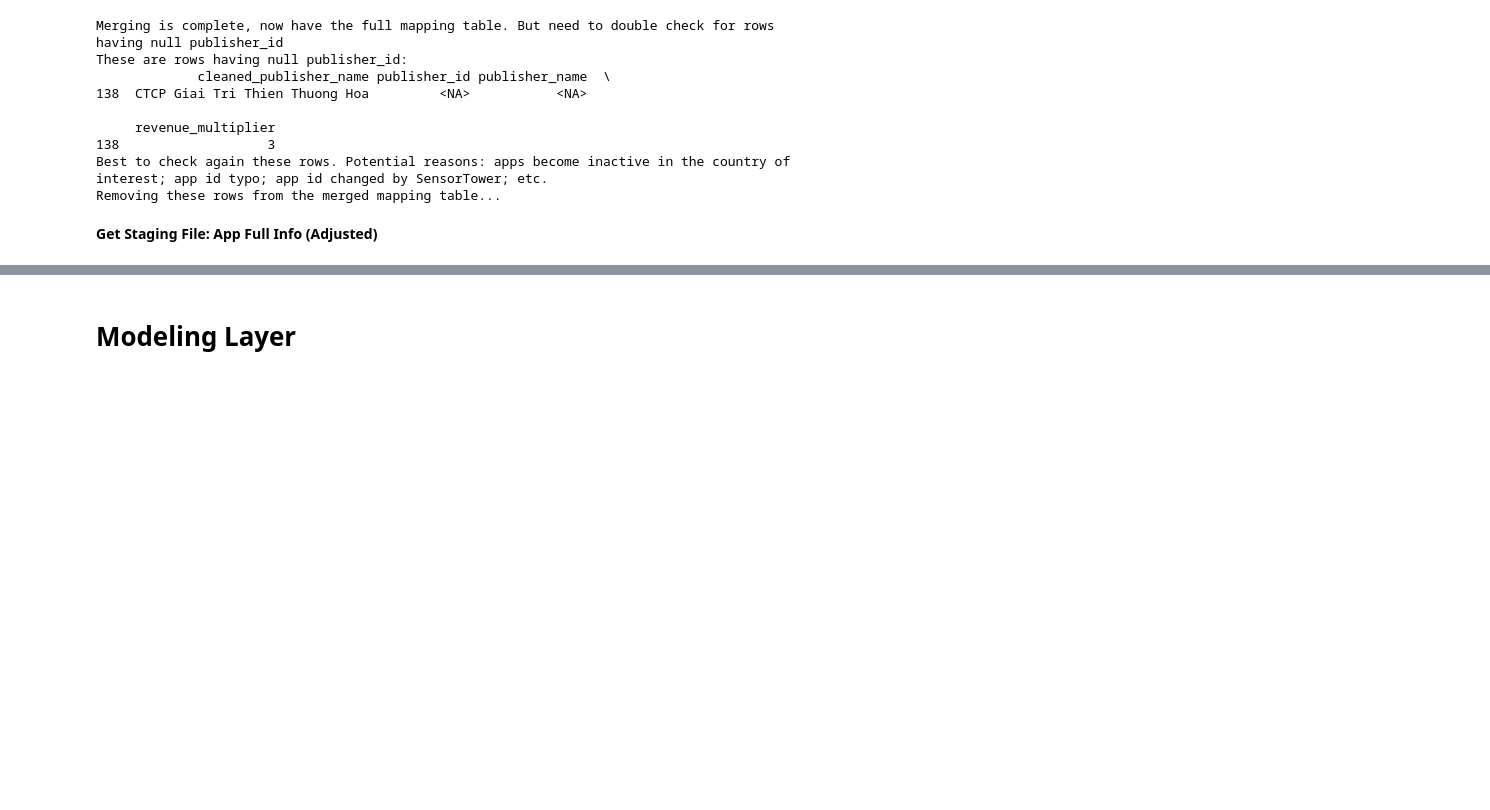
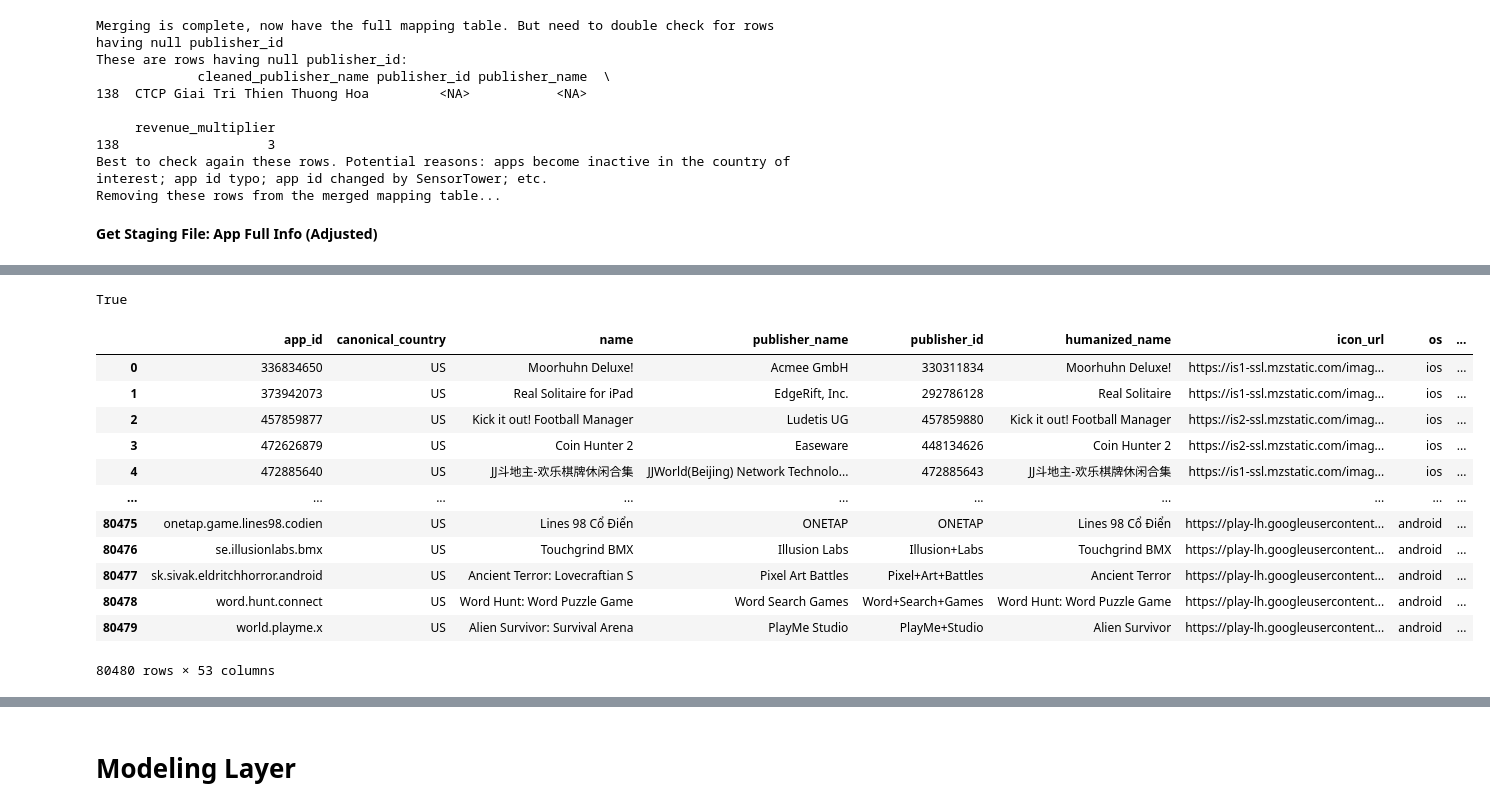
Before and after one commit to DatGGGGG/vn_strategy_data_system, a Jupyter notebook: design_data_flow.ipynb, the cells around one changed output, grey strips where cells are left out. Cells and saved outputs as stored; diff of their text form; code cells hidden in the pictures; blank space fills up the shorter version.

Commit message:
add the logic for getting app performance daily file adjusted

```diff
--- a/design_data_flow.ipynb
+++ b/design_data_flow.ipynb
@@ -228,0 +232,3 @@ df_app_full_info_adjusted_again.to_csv('data/staging/st_app_full_info_adjusted_{
+# %%
+# Read file App Full Info (Adjusted)
+df_app_full_info_adjusted = pd.read_csv('data/staging/st_app_full_info_adjusted_1763107898.csv', low_memory=False)
@@ -228,0 +352,20 @@ df_app_full_info_adjusted_again.to_csv('data/staging/st_app_full_info_adjusted_{
+# %%
+factor == None
+# %% [output]
+True
+# %%
+df_app_full_info_adjusted
+# %% [output]
+|  | app_id | canonical_country | name | publisher_name | publisher_id | humanized_name | icon_url | os | ... |
+| 0 | 336834650 | US | Moorhuhn Deluxe! | Acmee GmbH | 330311834 | Moorhuhn Deluxe! | https://is1-ssl.mzstatic.com/imag... | ios | ... |
+| 1 | 373942073 | US | Real Solitaire for iPad | EdgeRift, Inc. | 292786128 | Real Solitaire | https://is1-ssl.mzstatic.com/imag... | ios | ... |
+| 2 | 457859877 | US | Kick it out! Football Manager | Ludetis UG | 457859880 | Kick it out! Football Manager | https://is2-ssl.mzstatic.com/imag... | ios | ... |
+| 3 | 472626879 | US | Coin Hunter 2 | Easeware | 448134626 | Coin Hunter 2 | https://is2-ssl.mzstatic.com/imag... | ios | ... |
+| 4 | 472885640 | US | JJ斗地主-欢乐棋牌休闲合集 | JJWorld(Beijing) Network Technolo... | 472885643 | JJ斗地主-欢乐棋牌休闲合集 | https://is1-ssl.mzstatic.com/imag... | ios | ... |
+| ... | ... | ... | ... | ... | ... | ... | ... | ... | ... |
+| 80475 | onetap.game.lines98.codien | US | Lines 98 Cổ Điển | ONETAP | ONETAP | Lines 98 Cổ Điển | https://play-lh.googleusercontent... | android | ... |
+| 80476 | se.illusionlabs.bmx | US | Touchgrind BMX | Illusion Labs | Illusion+Labs | Touchgrind BMX | https://play-lh.googleusercontent... | android | ... |
+| 80477 | sk.sivak.eldritchhorror.android | US | Ancient Terror: Lovecraftian S | Pixel Art Battles | Pixel+Art+Battles | Ancient Terror | https://play-lh.googleusercontent... | android | ... |
+| 80478 | word.hunt.connect | US | Word Hunt: Word Puzzle Game | Word Search Games | Word+Search+Games | Word Hunt: Word Puzzle Game | https://play-lh.googleusercontent... | android | ... |
+| 80479 | world.playme.x | US | Alien Survivor: Survival Arena | PlayMe Studio | PlayMe+Studio | Alien Survivor | https://play-lh.googleusercontent... | android | ... |
+80480 rows × 53 columns
```
Also changed, not shown: parts of 16 cells of this notebook, 1 other file.
